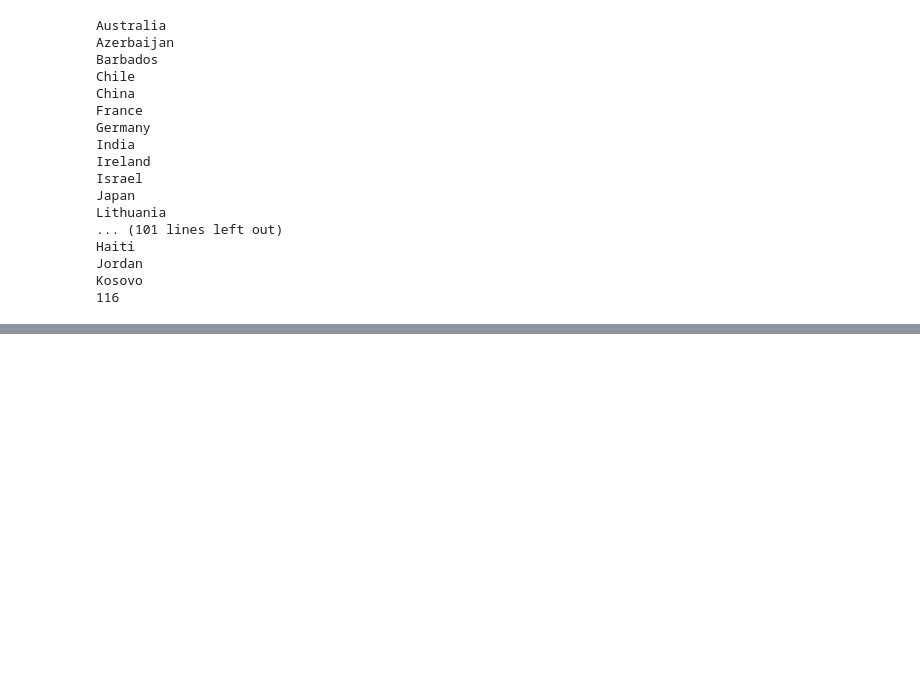
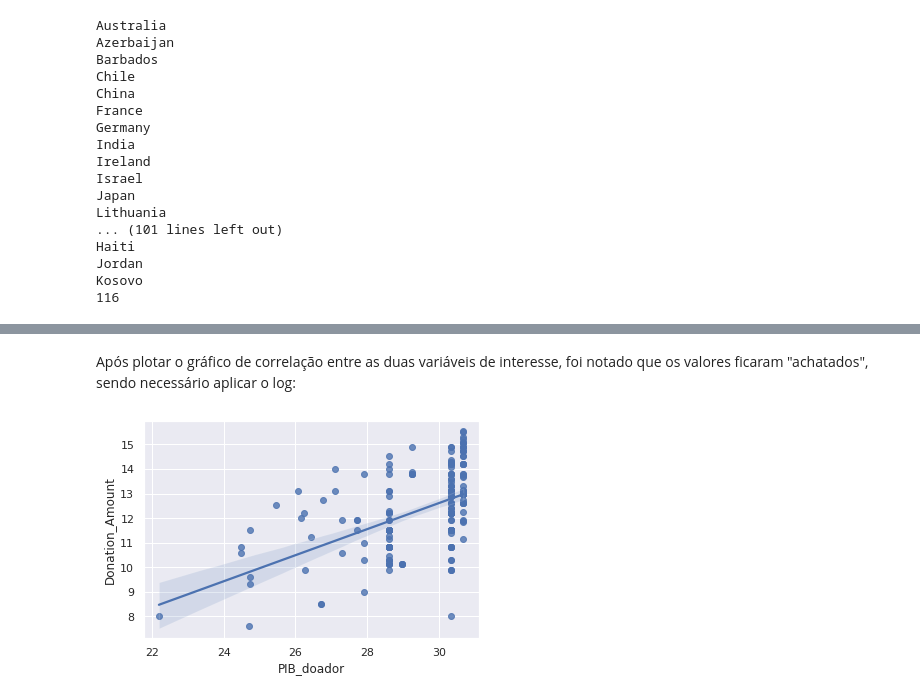
Before and after one commit to joaogcfa/ProjetoRedes, a Jupyter notebook: Projeto.ipynb, the cells around one changed output, grey strips where cells are left out. Drawn from its saved outputs; the diff is of its cells as text; code cells hidden in the pictures; blank space fills up the shorter version.

```diff
--- a/Projeto.ipynb
+++ b/Projeto.ipynb
@@ -210,0 +221,13 @@ r.vertex_set_key('Nome País')
+# %% [markdown]
+Após plotar o gráfico de correlação entre as duas variáveis de interesse, foi notado que os valores ficaram "achatados", sendo necessário aplicar o log:
+# %%
+import matplotlib.pyplot as plt
+import seaborn as sns
+import numpy as np
+
+sns.set()
+
+sns.regplot(x=np.log(df['PIB_doador']), y=np.log(df['Donation_Amount']))
+plt.show()
+# %% [output]
+[figure, added]
```
Also changed, not shown: parts of 22 cells of this notebook.
